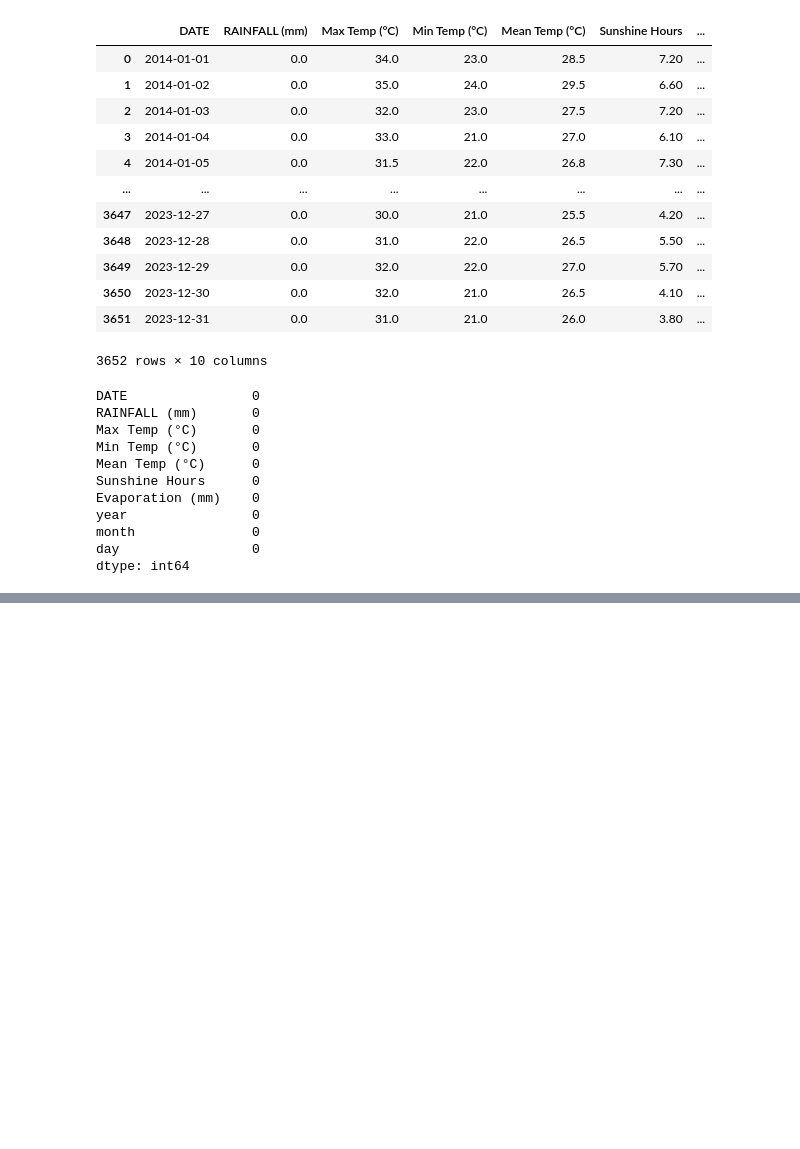
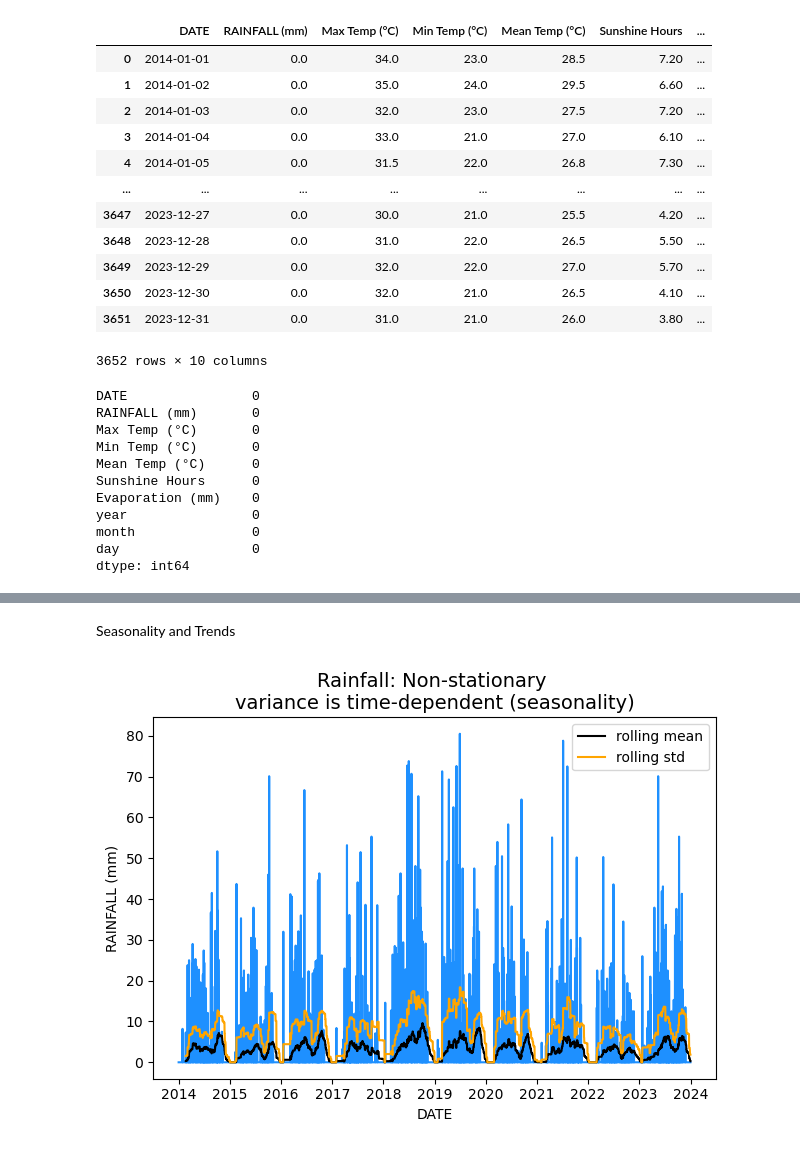
Before and after one commit to Kennyvic/weather-forecast-project, a Jupyter notebook: note1.ipynb, the cells around one changed output, grey strips where cells are left out. Saved outputs shown, nothing was run; the diff lists cells and outputs as text; code cells hidden in the pictures; blank space fills up the shorter version.

```diff
--- a/note1.ipynb
+++ b/note1.ipynb
@@ -207,0 +196,13 @@ dtype: int64
+# %% [markdown]
+Seasonality and Trends
+# %%
+#plot series to check for trends and seasonality
+rolling_window = 52
+sns.lineplot(x=data['DATE'], y=data['RAINFALL (mm)'], color='dodgerblue')
+sns.lineplot(x=data['DATE'], y=data['RAINFALL (mm)'].rolling(rolling_window).mean(), color='black', label='rolling mean')
+sns.lineplot(x=data['DATE'], y=data['RAINFALL (mm)'].rolling(rolling_window).std(), color='orange', label='rolling std')
+plt.title('Rainfall: Non-stationary \nvariance is time-dependent (seasonality)', fontsize=14)
+plt.tight_layout()
+plt.show()
+# %% [output]
+[figure, added]
```
Also changed, not shown: parts of 6 cells of this notebook.
